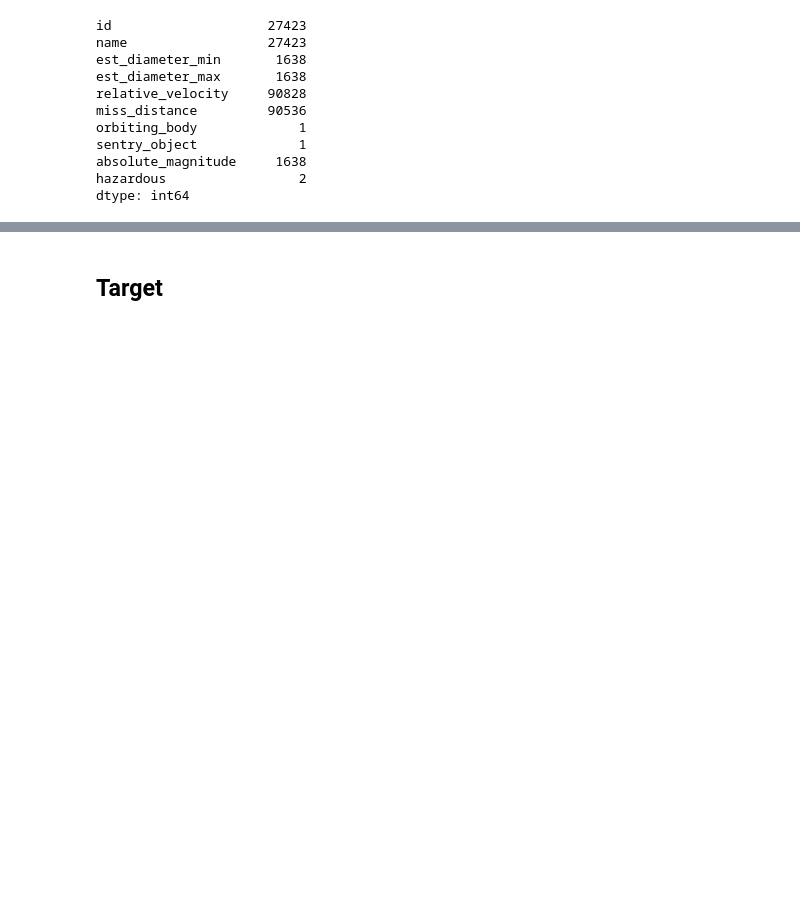
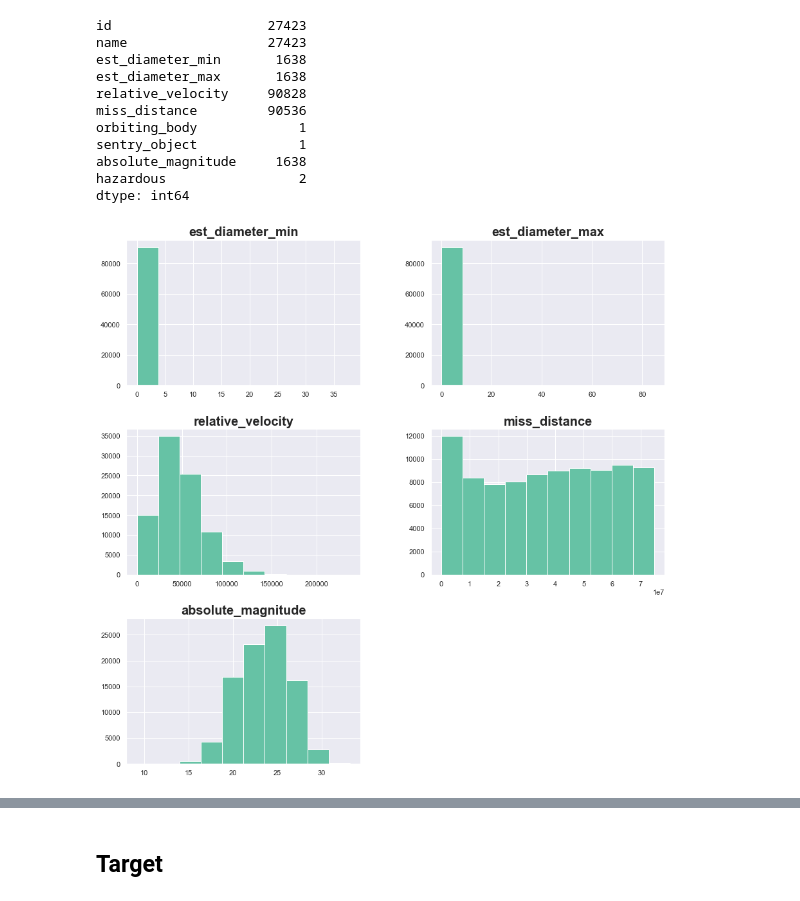
Before and after one commit to enricogoerlitz/ML-Models, a Jupyter notebook: Machine Learning Projects/01_Kaggle_Data_Projects_And_Competitions/00_Starter_Projects/01_NASA__Nearest Earth Objects/notebooks/01_data_eda.ipynb, the cells around one changed output, grey strips where cells are left out. Saved outputs shown, nothing was run; the diff lists cells and outputs as text; code cells hidden in the pictures; blank space fills up the shorter version.

```diff
--- a/Machine Learning Projects/01_Kaggle_Data_Projects_And_Competitions/00_Starter_Projects/01_NASA__Nearest Earth Objects/notebooks/01_data_eda.ipynb
+++ b/Machine Learning Projects/01_Kaggle_Data_Projects_And_Competitions/00_Starter_Projects/01_NASA__Nearest Earth Objects/notebooks/01_data_eda.ipynb
@@ -40,6 +40,7 @@ df
 # %% [markdown]
 # Helper Functions & Constants
 # %%
+# columns
 ID = "id"
 NAME = "name"
 EST_DIAMETER_MIN = "est_diameter_min"
@@ -50,7 +51,12 @@ ORBITING_BODY = "orbiting_body"
 SENTRY_OBJECT = "sentry_object"
 ABS_MAGNITUDE = "absolute_magnitude"
 TARGET_HAZARDOUS = "hazardous"
+
+# added columns
 TARGET = "Target"
+
+# constants
+NUM_COLUMNS = df.drop(columns=[ID]).describe().columns
 # %%
 # target erstellen
 def plot_target_relation(column_name):
@@ -155,4 +161,6 @@ absolute_magnitude     1638
 hazardous                 2
 dtype: int64
 # %%
-df.hist(figsize=(15, 15));
+df[NUM_COLUMNS].hist(figsize=(15, 15));
+# %% [output]
+[figure, added]
```
Also changed, not shown: parts of 43 cells of this notebook.
